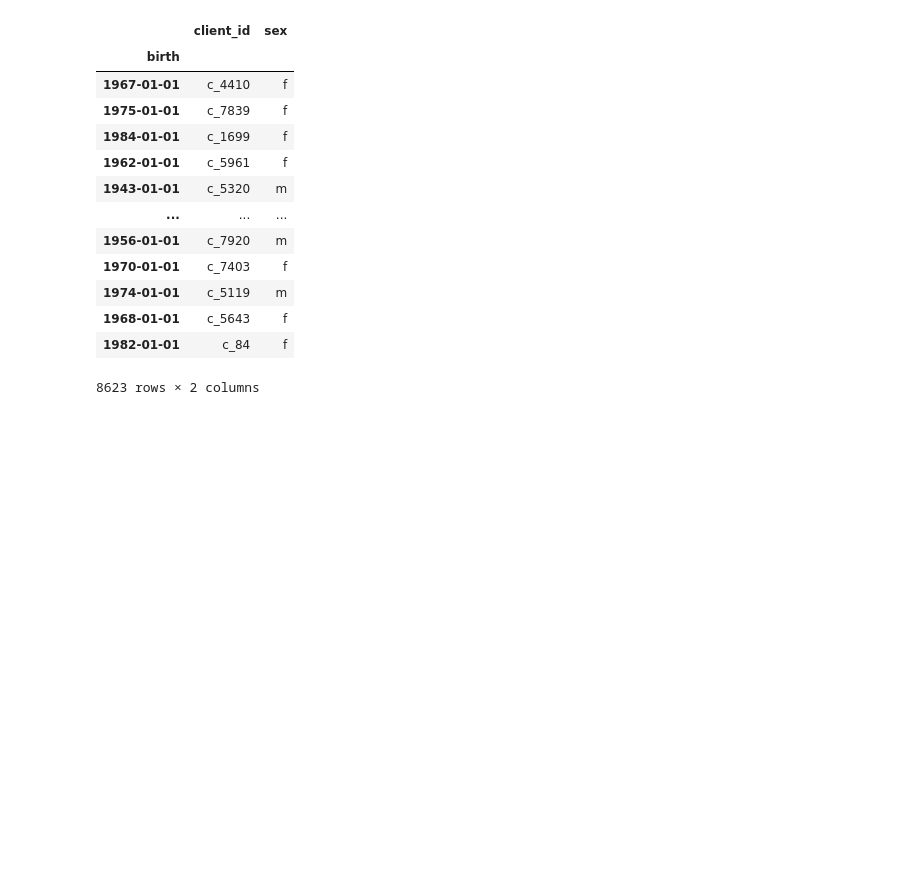
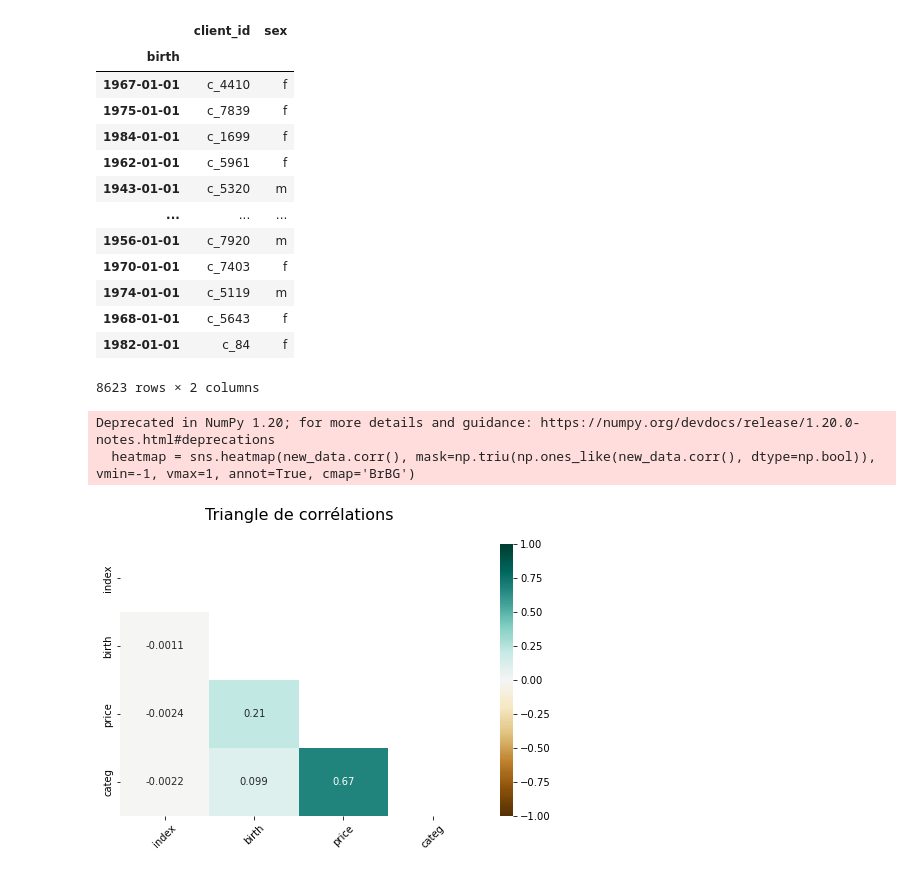
Before and after one commit to LaurenceAndraud/Brief---Book-business, a Jupyter notebook: analyse_librairie(bis).ipynb, the cells around one changed output. Cells and saved outputs as stored; diff of their text form; code cells hidden in the pictures; blank space fills up the shorter version.

Commit message:
Corrélation faite

```diff
--- a/analyse_librairie(bis).ipynb
+++ b/analyse_librairie(bis).ipynb
@@ -357,3 +357,13 @@ df
 | 1968-01-01 | c_5643 | f |
 | 1982-01-01 | c_84 | f |
 8623 rows × 2 columns
+# %%
+plt.figure(figsize=(8, 5))
+heatmap = sns.heatmap(new_data.corr(), mask=np.triu(np.ones_like(new_data.corr(), dtype=np.bool)), vmin=-1, vmax=1, annot=True, cmap='BrBG')
+heatmap.set_title('Triangle de corrélations', fontdict={'fontsize':16}, pad=24)
+plt.xticks(rotation=45)
+plt.show()
+# %% [output]
+Deprecated in NumPy 1.20; for more details and guidance: https://numpy.org/devdocs/release/1.20.0-notes.html#deprecations
+  heatmap = sns.heatmap(new_data.corr(), mask=np.triu(np.ones_like(new_data.corr(), dtype=np.bool)), vmin=-1, vmax=1, annot=True, cmap='BrBG')
+[figure, added]
```
